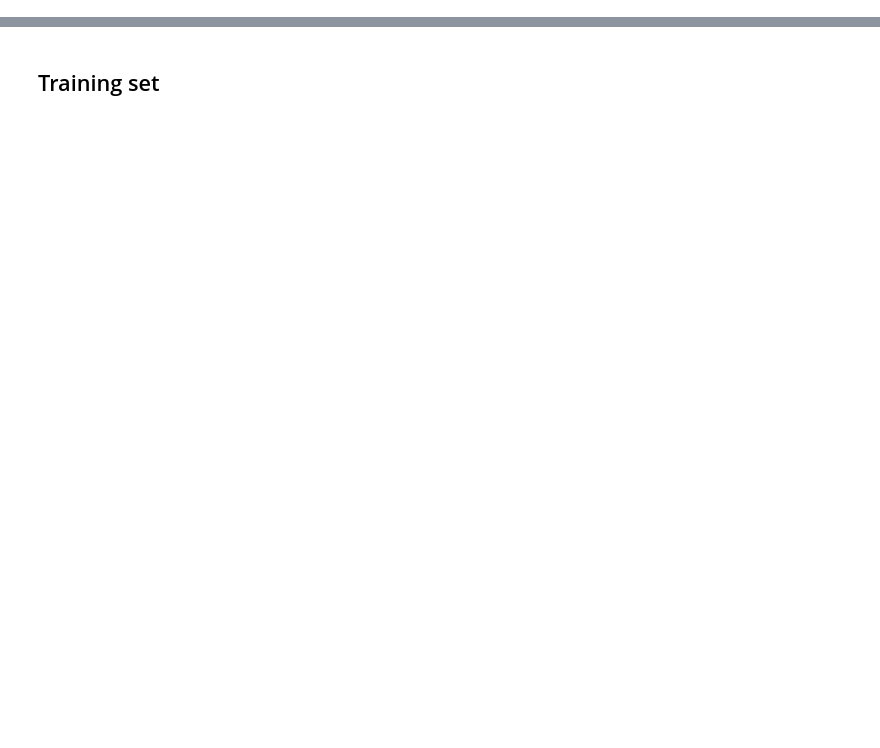
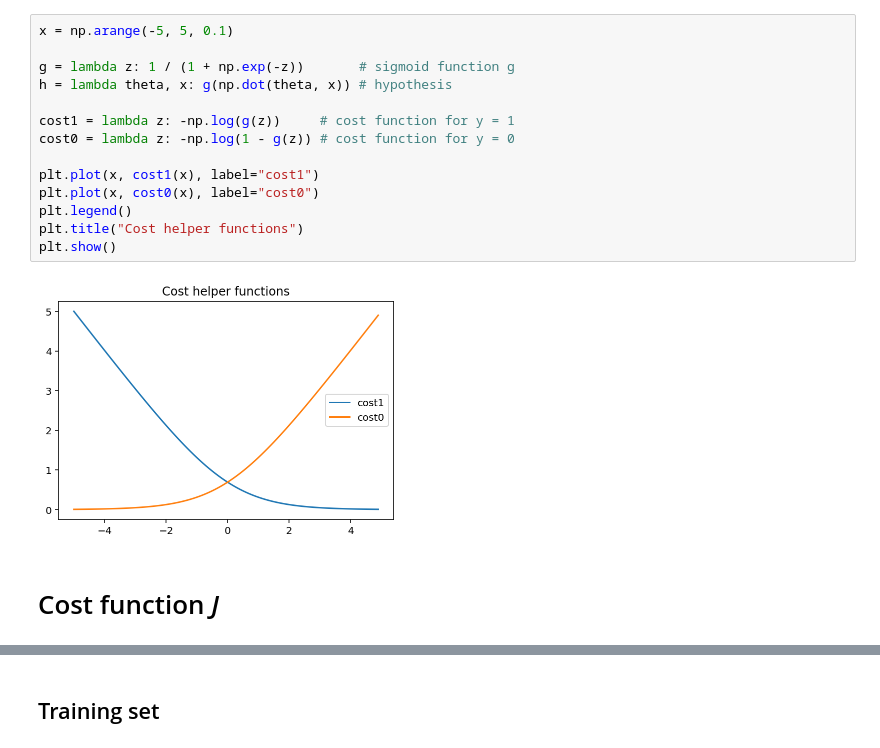
Before and after one commit to NIPE-SYSTEMS/support-vector-machine, a Jupyter notebook: examples/Support Vector Machine.ipynb, the cells around one changed output, grey strips where cells are left out. Cells and saved outputs as stored; diff of their text form; blank space fills up the shorter version.

```diff
--- a/examples/Support Vector Machine.ipynb
+++ b/examples/Support Vector Machine.ipynb
@@ -48,0 +113,18 @@ plt.show()
+# %%
+x = np.arange(-5, 5, 0.1)
+
+g = lambda z: 1 / (1 + np.exp(-z))       # sigmoid function g
+h = lambda theta, x: g(np.dot(theta, x)) # hypothesis
+
+cost1 = lambda z: -np.log(g(z))     # cost function for y = 1
+cost0 = lambda z: -np.log(1 - g(z)) # cost function for y = 0
+
+plt.plot(x, cost1(x), label="cost1")
+plt.plot(x, cost0(x), label="cost0")
+plt.legend()
+plt.title("Cost helper functions")
+plt.show()
+# %% [output]
+[figure, added]
+# %% [markdown]
+# Cost function *J*
```
Also changed, not shown: parts of 32 cells of this notebook, 1 other file.
